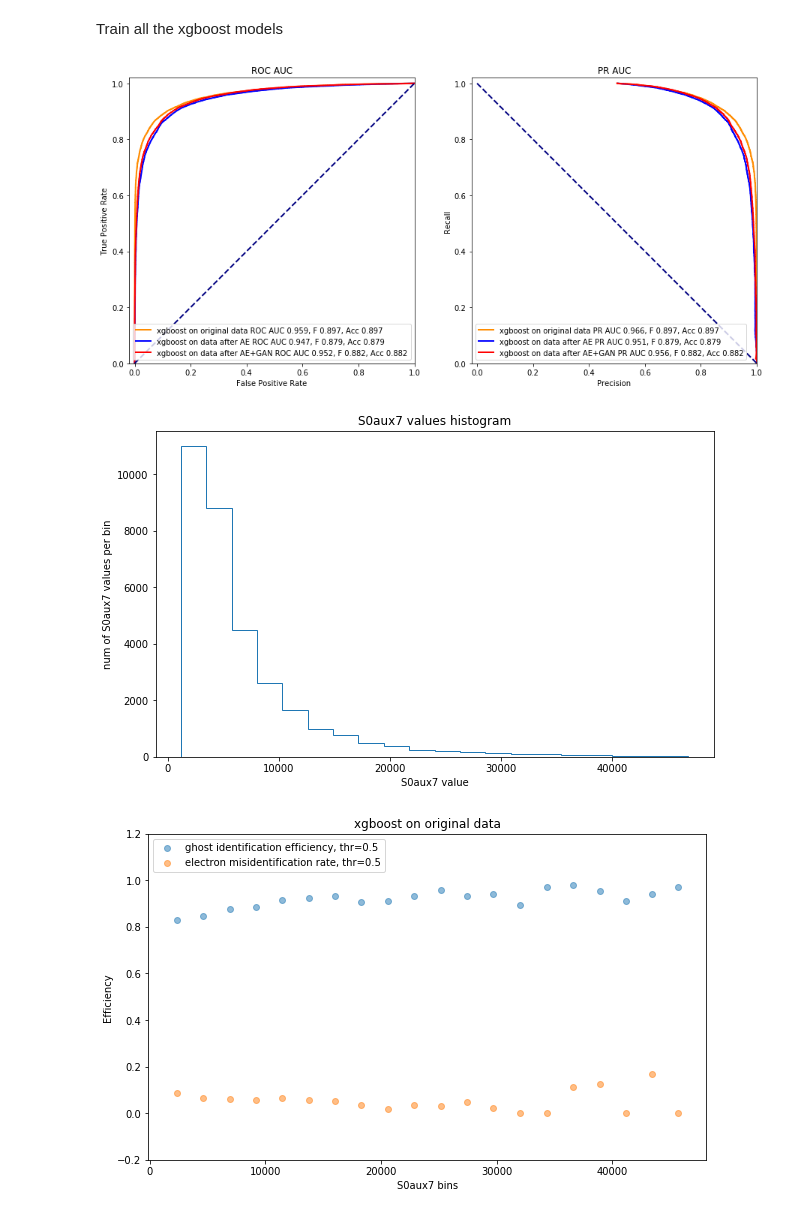
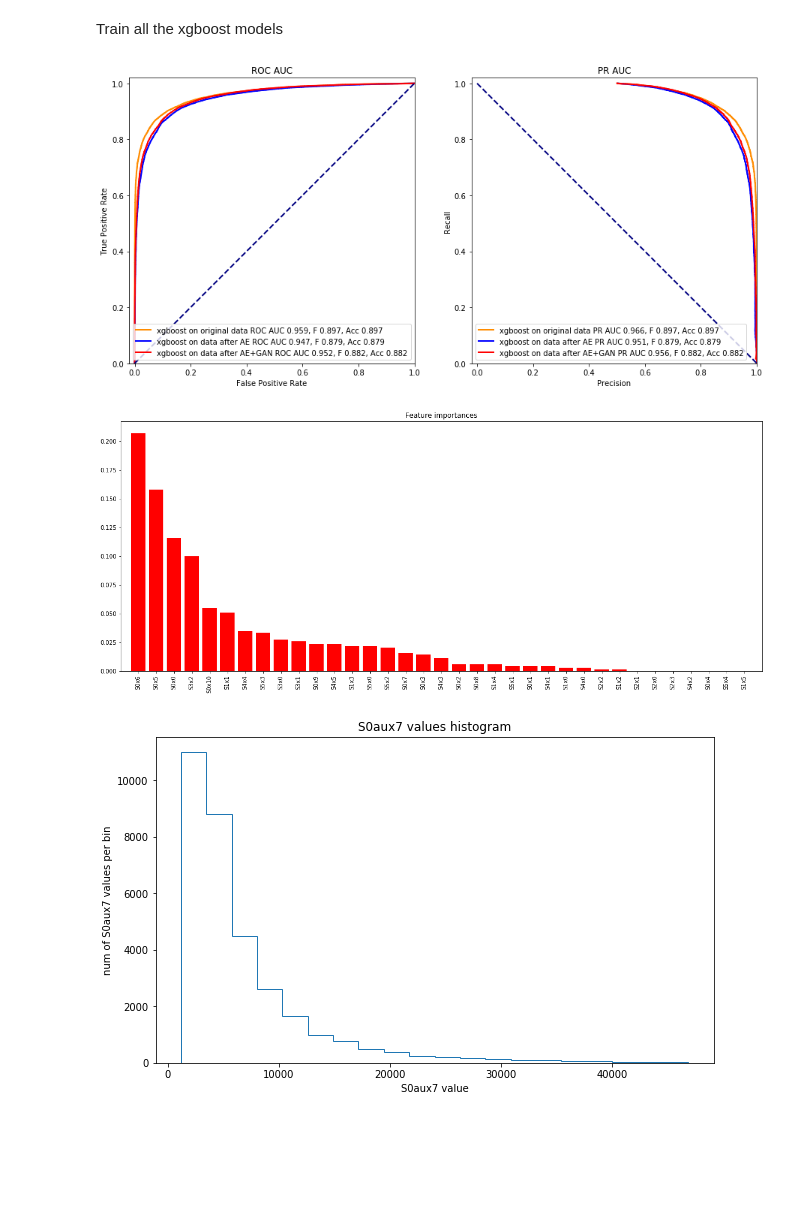
Before and after one commit to weissercn/LHCb_PID_Compression, a Jupyter notebook: exp_old-v2/XGB_pids_pairs/electron-ghost.ipynb, the cells around one changed output. Drawn from its saved outputs; the diff is of its cells as text; code cells hidden in the pictures; blank space fills up the shorter version.

Commit message:
added feature importance plots for pid pairs

```diff
--- a/exp_old-v2/XGB_pids_pairs/electron-ghost.ipynb
+++ b/exp_old-v2/XGB_pids_pairs/electron-ghost.ipynb
@@ -36,7 +36,7 @@ pid_to_num = {
 # %% [markdown]
 ### Test data
 # %%
-xgb_test_df = pd.read_csv('./data/orig_test_old.csv')
+xgb_test_df = pd.read_csv('./data/orig_test_old.csv').drop('Unnamed: 0', axis=1)
 aux_data = {pid: {} for pid in range(6)}
 for pid in range(6):
     test_pid = xgb_test_df[xgb_test_df.pid==pid]
@@ -45,7 +45,7 @@ for pid in range(6):
 # %% [markdown]
 #### original data
 # %%
-xgb_test_df = pd.read_csv('./data/orig_test_old.csv')
+xgb_test_df = pd.read_csv('./data/orig_test_old.csv').drop('Unnamed: 0', axis=1)
 xgb_test = {}
 for pid in range(6):
     test_pid = xgb_test_df[xgb_test_df.pid==pid]
@@ -53,7 +53,7 @@ for pid in range(6):
 # %% [markdown]
 #### data after AE
 # %%
-ae_test_df = pd.read_csv('./data/ae_test_pid_{}_old.csv'.format(3))
+ae_test_df = pd.read_csv('./data/ae_test_pid_{}_old.csv'.format(3)).drop('Unnamed: 0', axis=1)
 ae_test = {}
 
 for pid in range(6):
@@ -62,7 +62,7 @@ for pid in range(6):
 # %% [markdown]
 #### data after AE+GAN
 # %%
-gan_test_df = pd.read_csv('./data/gan_ae_test_dim_{}_old.csv'.format(3))
+gan_test_df = pd.read_csv('./data/gan_ae_test_dim_{}_old.csv'.format(3)).drop('Unnamed: 0', axis=1)
 gan_test = {}
 for pid in range(6):
     test_pid = gan_test_df[gan_test_df.pid==pid]
@@ -219,23 +223,37 @@ metrics_dict = {
 # %%
 clf_name = "XGBoost_old_pids_{}-{}".format(pid_to_num[pid_neg], pid_to_num[pid_pos])
 clf = xgb.XGBClassifier(nthread=-1, seed=111)
 clf = joblib.load(os.path.join('xgboost', clf_name) + ".pkl")
 
 datas = {
     "xgboost on original data": xgb_test,
     "xgboost on data after AE": ae_test,
     "xgboost on data after AE+GAN": gan_test
 }
 
 plot_roc_pr(datas, clf, feature_name, pid_pos, pid_neg,
                 clf_threshold, max_feature_value)
 
+importances = clf.feature_importances_
+indices = np.argsort(importances)[::-1]
+
+columns_num = gan_test[0].shape[1]
+
+plt.figure(figsize=(20, 8))
+plt.title("Feature importances")
+plt.bar(range(columns_num), importances[indices],
+       color="r",  align="center")
+plt.xticks(range(columns_num), xgb_test_df.columns[indices])
+plt.xlim([-1, columns_num])
+plt.xticks(rotation=90)
+plt.show()
+
 plot_hist(aux_data, pid_pos, pid_neg, feature_name, max_feature_value)
 
 for data_descr in datas:
     plot_efficiency(datas[data_descr], clf, feature_name, pid_pos, pid_neg,
                     clf_threshold, max_feature_value, title=data_descr)
 # %% [output]
 [figure]
-[figure, old version]
+[figure, new version]
-[figure, old version]
+[figure, new version]
```
Also changed, not shown: parts of 3 cells of this notebook, 30 other files.
